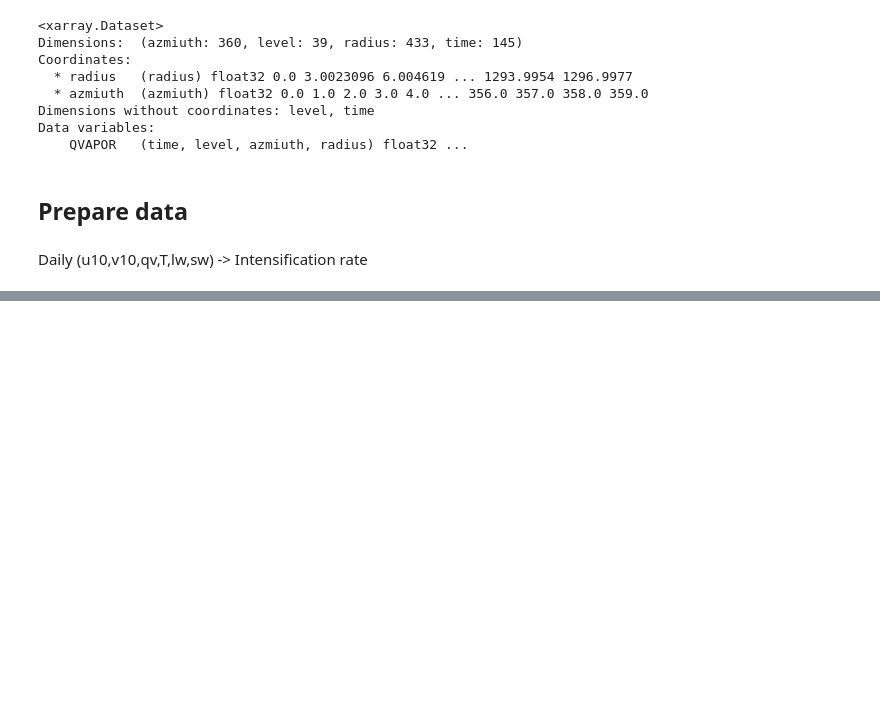
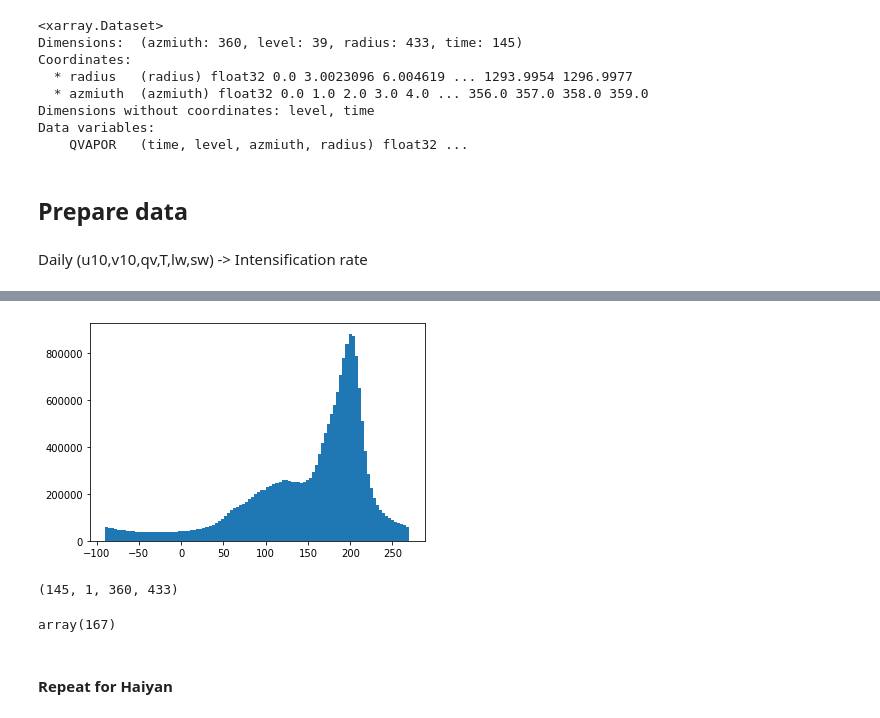
Before and after one commit to tbeucler/2020_TC_CRF, a Jupyter notebook: dev/tbeucler/001_Opening_Files.ipynb, the cells around one changed output, grey strips where cells are left out. Drawn from its saved outputs; the diff is of its cells as text; code cells hidden in the pictures; blank space fills up the shorter version.

```diff
--- a/dev/tbeucler/001_Opening_Files.ipynb
+++ b/dev/tbeucler/001_Opening_Files.ipynb
@@ -203,0 +347,8 @@ Daily (u10,v10,qv,T,lw,sw) -> Intensification rate
+# %%
+loc_neg = (dataU.U10<0)
+# %%
+wdir[loc_neg] += 180
+# %%
+plt.hist(wdir.flatten(),bins=100);
+# %% [output]
+[figure, added]
@@ -203,0 +363,8 @@ Daily (u10,v10,qv,T,lw,sw) -> Intensification rate
+# %%
+Vtan.shape
+# %% [output]
+(145, 1, 360, 433)
+# %%
+i500
+# %% [output]
+array(167)
@@ -203,0 +393,2 @@ Daily (u10,v10,qv,T,lw,sw) -> Intensification rate
+# %% [markdown]
+#### Repeat for Haiyan
```
Also changed, not shown: parts of 41 cells of this notebook.
